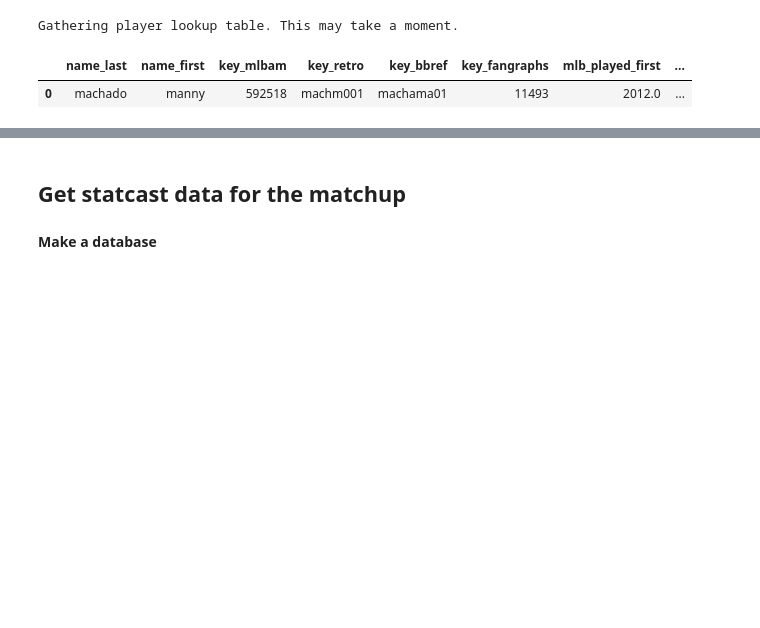
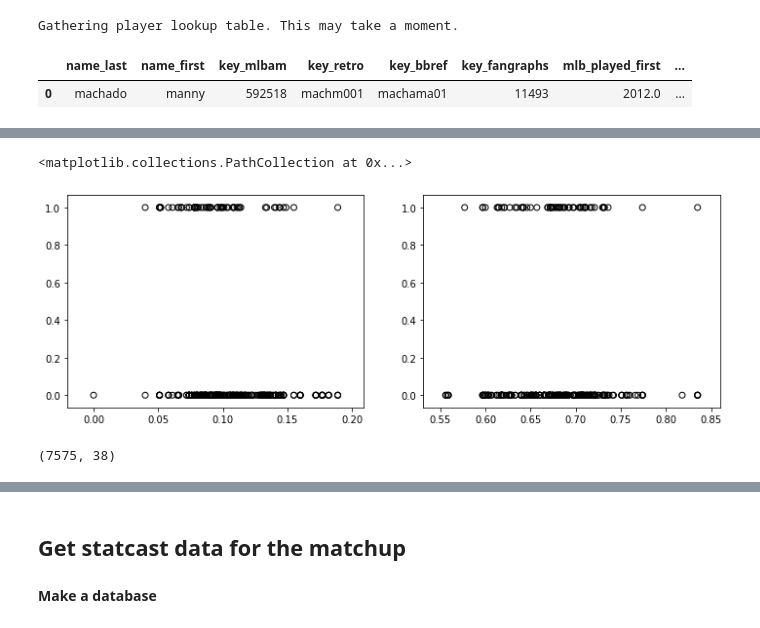
Before and after one commit to benslack19/baseball_player_selector, a Jupyter notebook: daily_fantasy_baseball_player_predictor.ipynb, the cells around one changed output, grey strips where cells are left out. Saved outputs shown, nothing was run; the diff lists cells and outputs as text; code cells hidden in the pictures; blank space fills up the shorter version.

```diff
--- a/daily_fantasy_baseball_player_predictor.ipynb
+++ b/daily_fantasy_baseball_player_predictor.ipynb
@@ -458,0 +911,11 @@ df_batting.head()
+# %%
+# df_sc_trout_events['home_run_code'] = 0
+# df_sc_trout_events.loc[df_sc_trout_events['events']=='home_run', 'home_run_code'] = 1
+
+hit_values = ['single', 'double', 'triple', 'home_run']
+
+df_sc_trout_events['hit_code'] = 0
+df_sc_trout_events.loc[df_sc_trout_events['events'].isin(hit_values), 'hit_code'] = 1
+
+#df_sc_trout_events['home_run_code'] = 0
+#df_sc_trout_events.loc[df_sc_trout_events['events']=='home_run', 'home_run_code'] = 1
@@ -458,0 +1046,20 @@ df_batting.head()
+# %%
+df_sc_trout_events_wpitcherinfo_lt500 = df_sc_trout_events_wpitcherinfo[df_sc_trout_events_wpitcherinfo['TBF'] < 500]
+df_sc_trout_events_wpitcherinfo_gt500 = df_sc_trout_events_wpitcherinfo[df_sc_trout_events_wpitcherinfo['TBF'] > 500]
+# %%
+f, (ax1, ax2) = plt.subplots(1, 2, figsize=(12, 4))
+
+ax1.scatter(df_sc_trout_events_wpitcherinfo_lt500['SwStr_perc'],
+            df_sc_trout_events_wpitcherinfo_lt500['hit_code'],
+            facecolors='none', edgecolors='k')
+
+ax2.scatter(df_sc_trout_events_wpitcherinfo_lt500['Z-Swing_perc'],
+            df_sc_trout_events_wpitcherinfo_lt500['hit_code'],
+            facecolors='none', edgecolors='k')
+# %% [output]
+<matplotlib.collections.PathCollection at 0x...>
+[figure, added]
+# %%
+df_sc_trout_events_wpitcherinfo.shape
+# %% [output]
+(7575, 38)
```
Also changed, not shown: parts of 194 cells of this notebook, 8 other files.
